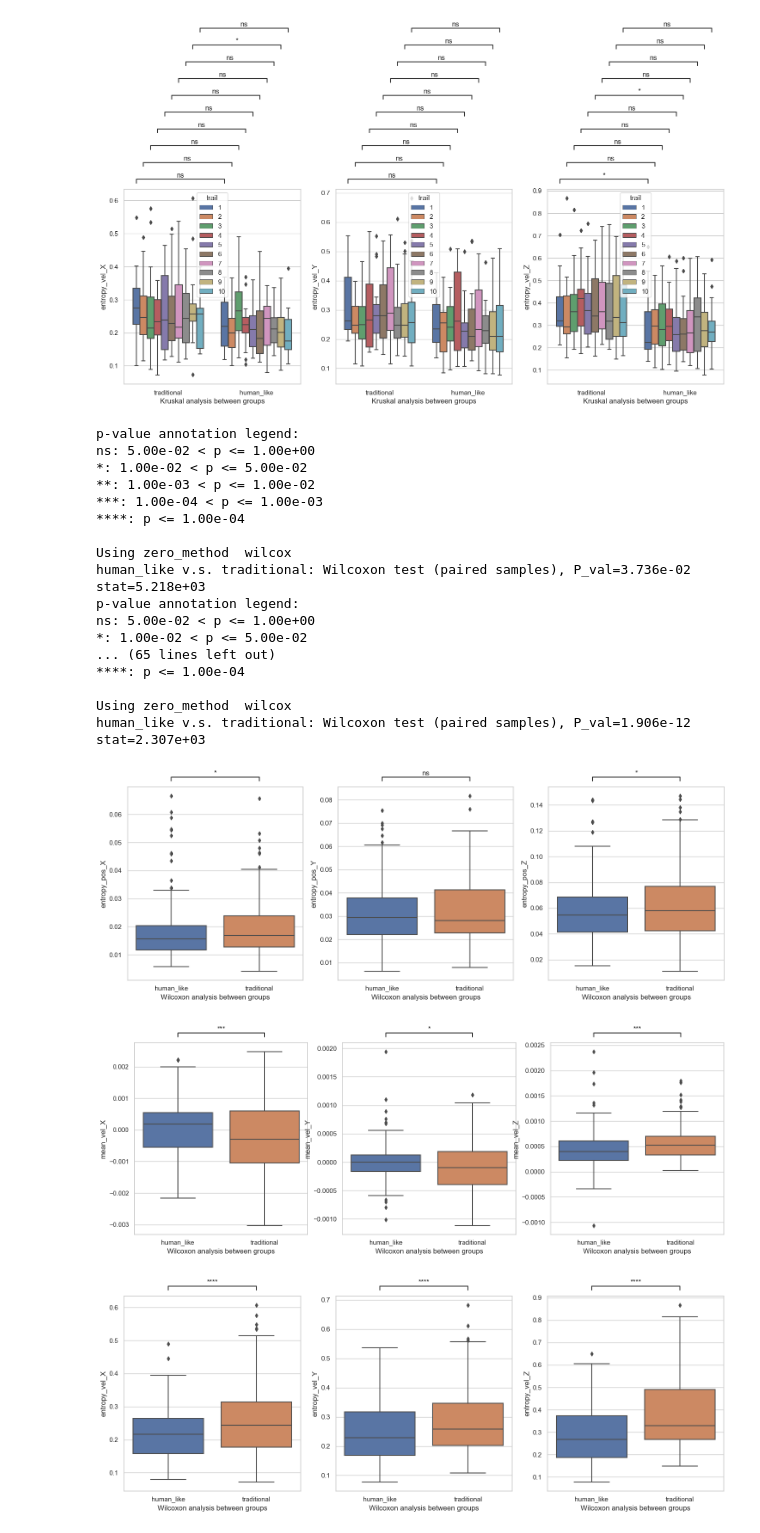
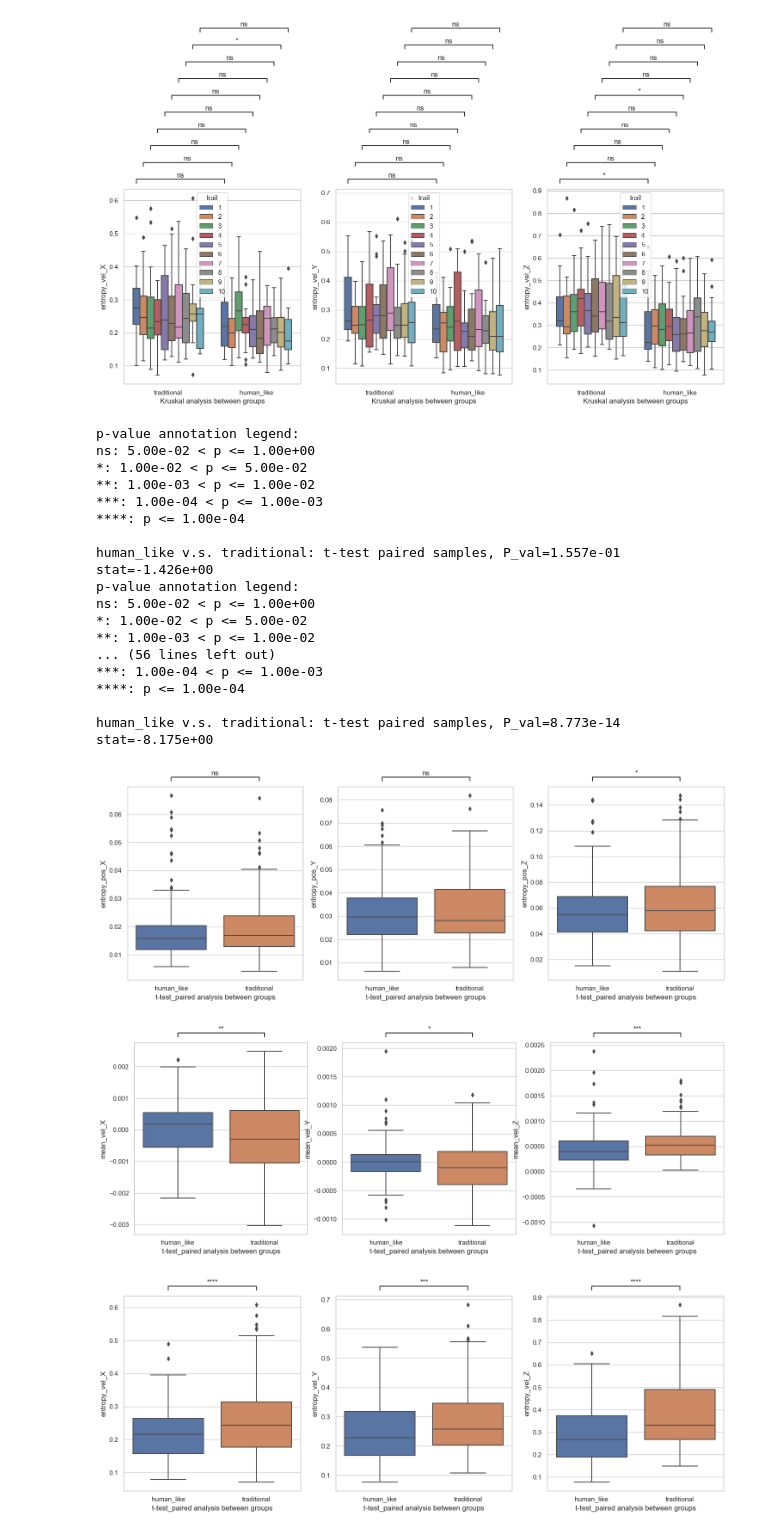
Before and after one commit to Tianyu-Zhou/Human_like_IK, a Jupyter notebook: human_like_ik.ipynb, the cells around one changed output. Saved outputs shown, nothing was run; the diff lists cells and outputs as text; code cells hidden in the pictures.

```diff
--- a/human_like_ik.ipynb
+++ b/human_like_ik.ipynb
@@ -52,12 +55,14 @@ data_raw = []
 human_like_collision = []
 traditional_collision = []
 conditions = []
+participant_ids = []
+trail_ids = []
 
 collision_statistics = pd.DataFrame(columns = ["collision_times","conditions","trail","time"])
 
 axis3 = ['X','Y','Z']
 # participant_id_order = ["01","02","03","04","05","06","07","08","09","10","11","12","13","14","15","16","17","18","19","20","21","22","23","24","25","26","27","28","29","30"]
-participant_id_order = ["01","02","03","04","05","06","07","08","09","10","11","12","13","14","15","16"]
+participant_id_order = ["17","18","19","20","21","22","23","24","25","26"]
 trail_id_order = ["01","02","03","04","05","06","07","08","09","10"]
 # you can add column name here to get the velocity and acceleration
 column_names = ['Joint8']
@@ -95,7 +100,7 @@ for home, dirs, files in os.walk(path):
                 for i,local_name['p_' + axis] in raw[column_name + axis].iteritems():
                     ## get vel by delta_p
                     local_name['delta_p_' + axis] = local_name['p_' + axis] - local_name['p_' + axis + '_previous']
-                    if abs(local_name['delta_p_' + axis])>0.1:
+                    if abs(local_name['delta_p_' + axis])>0.01:
                         local_name['vel_' + axis].append(0)
                     else:
                         local_name['vel_' + axis].append(local_name['delta_p_' + axis])
@@ -119,7 +124,6 @@ for home, dirs, files in os.walk(path):
 
         if(filename[0:5] == "human"):
             condition = "human_like"
-            conditions.append(condition)
             participant_id = filename[15:17]
             trail_id = filename[23:25]
 
@@ -141,7 +145,6 @@ for home, dirs, files in os.walk(path):
 
         if(filename[0:5] == "tradi"):
             condition = "traditional"
-            conditions.append(condition)
             participant_id = filename[16:18]
             trail_id = filename[24:26]
             traditional_group = t.groupby(['ColX', 'ColY', 'ColZ'])
@@ -158,6 +161,9 @@ for home, dirs, files in os.walk(path):
                             traditional_collision.append(h)
                             each_collision.append(h)
             collision_statistics = collision_statistics.append({'collision_times': len(each_collision), 'conditions':condition, 'trail':trail_id, 'time':len(t)},ignore_index=True)
+        conditions.append(condition)
+        participant_ids.append(participant_id)
+        trail_ids.append(trail_id)
         data_raw.append(t)
 
 
@@ -419,7 +458,7 @@ traditional_10 v.s. human_like_10: Kruskal-Wallis paired samples, P_val=1.134e-0
 sns.set(style = 'whitegrid')
 x = 'Groups'
 order = [ "human_like","traditional"]
-method = 'Wilcoxon' #'Kruskal','Wilcoxon'
+method = 't-test_paired' # t-test_ind, t-test_welch, t-test_paired, Mann-Whitney, Mann-Whitney-gt, Mann-Whitney-ls, Levene, Wilcoxon, Kruskal
 
 ## position entropy
 fig, axes = plt.subplots(1,3, figsize=(18,6), dpi=100)
@@ -437,38 +476,38 @@ for axis in ['X','Y','Z']:
     n = n+1
 
 ### velocity entropy and mean
 for analysis_metrics in ['mean','entropy']:
     n = 0
     fig, axes = plt.subplots(1,3, figsize=(18,6), dpi=100)
     for axis in ['X','Y','Z']:
         y = analysis_metrics + '_vel_' + axis
         axes[n] = sns.boxplot(ax = axes[n], data=entropy_statistics, x=x, y=y, order=order)
         test_results = add_stat_annotation(ax=axes[n], data=entropy_statistics, x=x, y=y, order=order,
                                         box_pairs=[(order[0], order[1])],
                                         test=method,
                                         comparisons_correction=None,
                                         text_format='star', loc='outside', verbose=1,
                                         )
         axes[n].set(xlabel = method + ' analysis between groups', ylabel=y)
         n = n+1
 # %% [output]
 p-value annotation legend:
 ns: 5.00e-02 < p <= 1.00e+00
 *: 1.00e-02 < p <= 5.00e-02
 **: 1.00e-03 < p <= 1.00e-02
 ***: 1.00e-04 < p <= 1.00e-03
 ****: p <= 1.00e-04
 
-Using zero_method  wilcox
-human_like v.s. traditional: Wilcoxon test (paired samples), P_val=3.736e-02 stat=5.218e+03
+human_like v.s. traditional: t-test paired samples, P_val=1.557e-01 stat=-1.426e+00
 p-value annotation legend:
 ns: 5.00e-02 < p <= 1.00e+00
 *: 1.00e-02 < p <= 5.00e-02
-... (65 lines left out)
+**: 1.00e-03 < p <= 1.00e-02
+... (56 lines left out)
+***: 1.00e-04 < p <= 1.00e-03
 ****: p <= 1.00e-04
 
-Using zero_method  wilcox
-human_like v.s. traditional: Wilcoxon test (paired samples), P_val=1.906e-12 stat=2.307e+03
+human_like v.s. traditional: t-test paired samples, P_val=8.773e-14 stat=-8.175e+00
-[figure, old version]
+[figure, new version]
-[figure, old version]
+[figure, new version]
-[figure, old version]
+[figure, new version]
```
Also changed, not shown: parts of 3 cells of this notebook.
